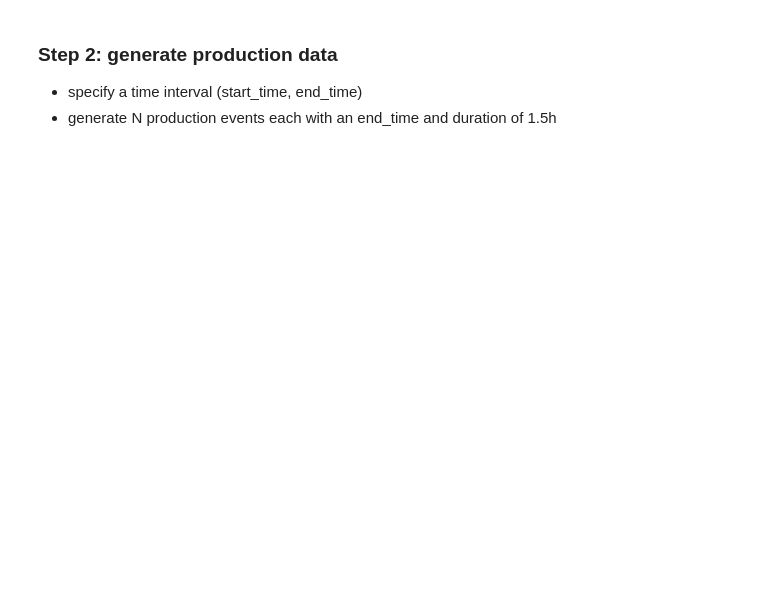
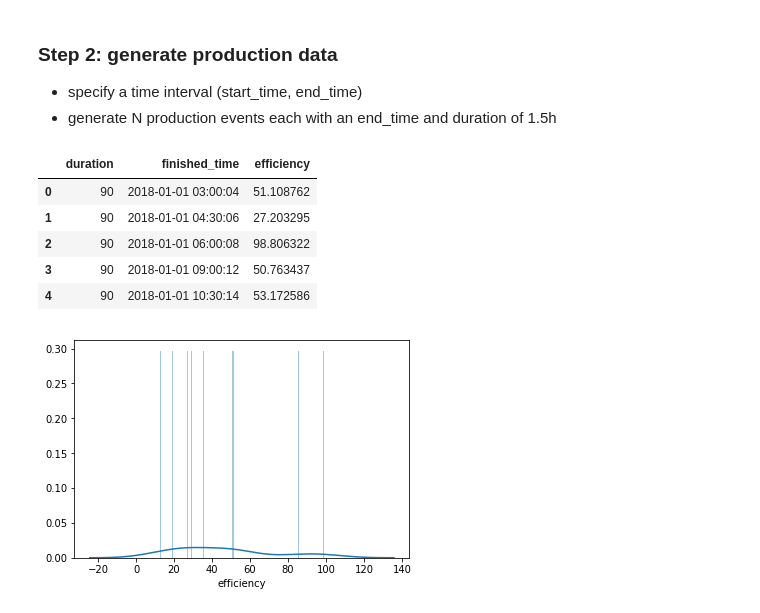
Before and after one commit to tmkmrcnk/danone, a Jupyter notebook: GenerateDummyMeasurements.ipynb, the cells around one changed output. Cells and saved outputs as stored; diff of their text form; code cells hidden in the pictures; blank space fills up the shorter version.

```diff
--- a/GenerateDummyMeasurements.ipynb
+++ b/GenerateDummyMeasurements.ipynb
@@ -67,8 +67,9 @@ time_ranges = {
     '1y': ('2018-01-01 00:00:00', '2018-12-31 23:59:59')}
 
 # specify which time range to use
+time_range_key = '1d'
 #time_range_key = '1m'
-time_range_key = '1y'
+#time_range_key = '1y'
 start_time = time_ranges[time_range_key][0]
 end_time = time_ranges[time_range_key][1]
 
@@ -104,33 +122,41 @@ def sample_with_min_distance(min_value=10, max_value=150, size=10, dist=15):
     return sorted(np.random.choice(all_values, size=size, replace=False))
 
 def generate_production_data(start_time, end_time, prod_count, duration_min=90, feature_names=['f1']):
     # convert start and end times to timestamps
     start_time = str2date(start_time)
     end_time = str2date(end_time)
 
     data = {}
     durarion_sec = duration_min * 60
     data['duration'] = duration_min
     end_dates = [timestamp2date(x) for x in sample_with_min_distance(nano2sec(start_time.value), nano2sec(end_time.value), size=prod_count, dist=durarion_sec + 1)]
     data['finished_time'] = end_dates
     for name in feature_names:
         data[name] = normal_dist(lower=0, upper=100, mean=50, stdev=30, n=len(end_dates))
 
     return pd.DataFrame(data)
 
 # number of production data points to generate
 
 # generate production data with prod_count number of data points
-prod_count = 1000 if time_range_key == '1y' else 100 if time_range_key == '1m' else 100
+prod_count = 1000 if time_range_key == '1y' else 100 if time_range_key == '1m' else 10
 prod_data = generate_production_data(start_time, end_time, prod_count, feature_names=['efficiency'])
 
 # save to file as csv
 data_file_name = DATA_DIR / F"production-dummy-{prod_count}-{time_range_key}.csv"
 prod_data.to_csv(data_file_name, index=False)
 
 # plot distribution of m1
 sns.distplot(prod_data.efficiency, bins=256)
 
 prod_data.head()
+# %% [output]
+|  | duration | finished_time | efficiency |
+| 0 | 90 | 2018-01-01 03:00:04 | 51.108762 |
+| 1 | 90 | 2018-01-01 04:30:06 | 27.203295 |
+| 2 | 90 | 2018-01-01 06:00:08 | 98.806322 |
+| 3 | 90 | 2018-01-01 09:00:12 | 50.763437 |
+| 4 | 90 | 2018-01-01 10:30:14 | 53.172586 |
+[figure, added]
 # %%
 prod_data.describe(percentiles=[.1, .25, 0.5, .75, .9]).T
```
Also changed, not shown: parts of 4 cells of this notebook, 3 other files.
